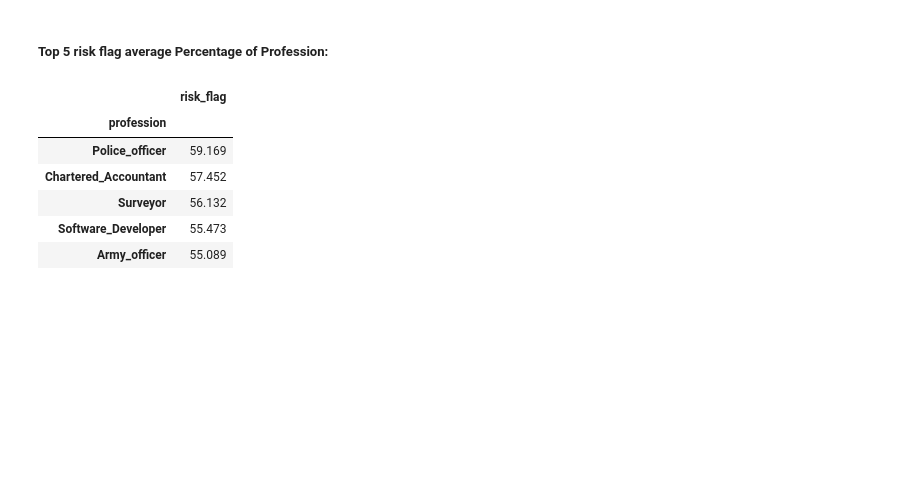
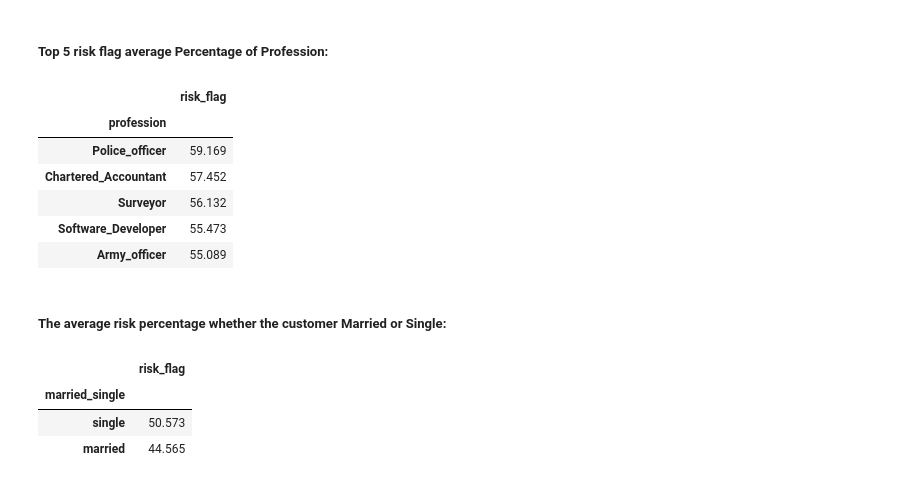
Before and after one commit to masete/Loan-Prediction-based-on-Customer-Behaviour, a Jupyter notebook: eda.ipynb, the cells around one changed output. Drawn from its saved outputs; the diff is of its cells as text; code cells hidden in the pictures; blank space fills up the shorter version.

Commit message:
marrieds are more likely to pay their loans than singles

```diff
--- a/eda.ipynb
+++ b/eda.ipynb
@@ -727,3 +727,12 @@ loan.groupby("profession").risk_flag.apply(lambda x: (x.sum() / x.size) * 100).s
 | Surveyor | 56.132 |
 | Software_Developer | 55.473 |
 | Army_officer | 55.089 |
+# %% [markdown]
+##### The average risk percentage whether the customer Married or Single:
+# %%
+loan.groupby("married_single").risk_flag.apply(lambda x: (x.sum() / x.size) * 100).sort_values(ascending=False).to_frame()
+# %% [output]
+|  | risk_flag |
+| married_single |  |
+| single | 50.573 |
+| married | 44.565 |
```
